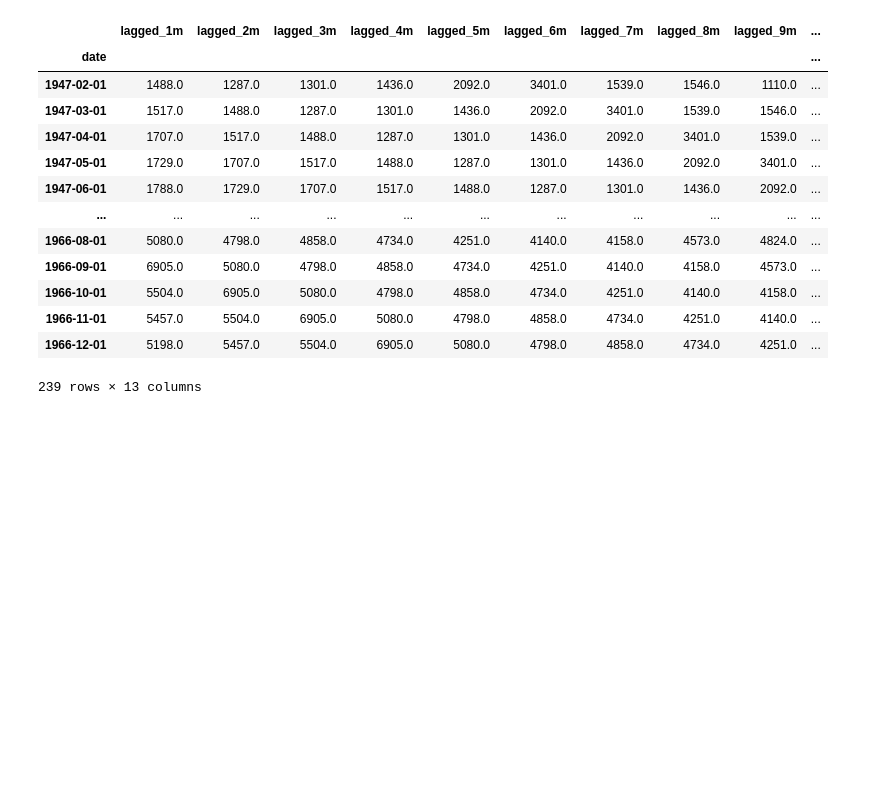
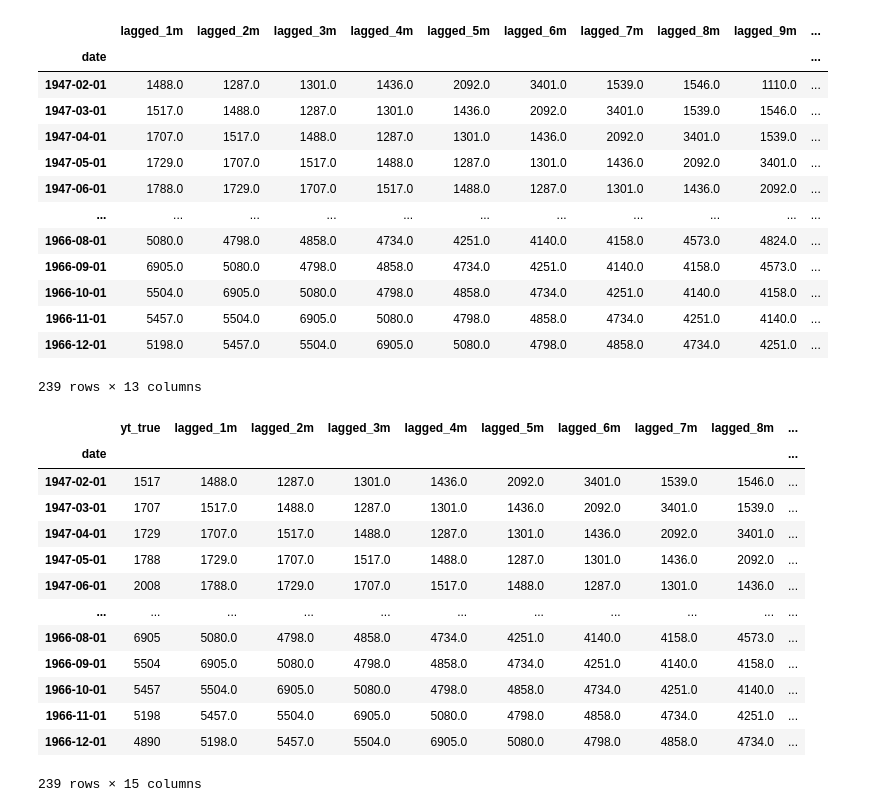
Before and after one commit to 2025-2-predictiva/PRE-13-prediccion-basica-series-de-tiempo-imlargo, a Jupyter notebook: homework/homework_6.ipynb, the cells around one changed output. Drawn from its saved outputs; the diff is of its cells as text; code cells hidden in the pictures; blank space fills up the shorter version.

```diff
--- a/homework/homework_6.ipynb
+++ b/homework/homework_6.ipynb
@@ -155,3 +155,42 @@ X_complete_stacked
 | 1966-11-01 | 5457.0 | 5504.0 | 6905.0 | 5080.0 | 4798.0 | 4858.0 | 4734.0 | 4251.0 | 4140.0 | ... |
 | 1966-12-01 | 5198.0 | 5457.0 | 5504.0 | 6905.0 | 5080.0 | 4798.0 | 4858.0 | 4734.0 | 4251.0 | ... |
 239 rows × 13 columns
+# %%
+
+# Entrenamiento y pronostico del Modelo 1
+#
+hidden = 8
+
+pipeline_1 = make_pipeline_from_model(
+    model=MLPRegressor(
+        hidden_layer_sizes=(hidden,),
+        activation="logistic",
+        learning_rate="adaptive",
+        momentum=0.01,
+        learning_rate_init=0.2,
+        max_iter=10000,
+        random_state=12345,
+    )
+)
+
+pipeline_1.fit(X_train_stacked, y_train)
+
+
+df_dropna[f"yt_pred_stacked_mlp"] = pipeline_1.predict(X_complete_stacked)
+
+df_dropna
+# %% [output]
+|  | yt_true | lagged_1m | lagged_2m | lagged_3m | lagged_4m | lagged_5m | lagged_6m | lagged_7m | lagged_8m | ... |
+| date |  |  |  |  |  |  |  |  |  | ... |
+| 1947-02-01 | 1517 | 1488.0 | 1287.0 | 1301.0 | 1436.0 | 2092.0 | 3401.0 | 1539.0 | 1546.0 | ... |
+| 1947-03-01 | 1707 | 1517.0 | 1488.0 | 1287.0 | 1301.0 | 1436.0 | 2092.0 | 3401.0 | 1539.0 | ... |
+| 1947-04-01 | 1729 | 1707.0 | 1517.0 | 1488.0 | 1287.0 | 1301.0 | 1436.0 | 2092.0 | 3401.0 | ... |
+| 1947-05-01 | 1788 | 1729.0 | 1707.0 | 1517.0 | 1488.0 | 1287.0 | 1301.0 | 1436.0 | 2092.0 | ... |
+| 1947-06-01 | 2008 | 1788.0 | 1729.0 | 1707.0 | 1517.0 | 1488.0 | 1287.0 | 1301.0 | 1436.0 | ... |
+| ... | ... | ... | ... | ... | ... | ... | ... | ... | ... | ... |
+| 1966-08-01 | 6905 | 5080.0 | 4798.0 | 4858.0 | 4734.0 | 4251.0 | 4140.0 | 4158.0 | 4573.0 | ... |
+| 1966-09-01 | 5504 | 6905.0 | 5080.0 | 4798.0 | 4858.0 | 4734.0 | 4251.0 | 4140.0 | 4158.0 | ... |
+| 1966-10-01 | 5457 | 5504.0 | 6905.0 | 5080.0 | 4798.0 | 4858.0 | 4734.0 | 4251.0 | 4140.0 | ... |
+| 1966-11-01 | 5198 | 5457.0 | 5504.0 | 6905.0 | 5080.0 | 4798.0 | 4858.0 | 4734.0 | 4251.0 | ... |
+| 1966-12-01 | 4890 | 5198.0 | 5457.0 | 5504.0 | 6905.0 | 5080.0 | 4798.0 | 4858.0 | 4734.0 | ... |
+239 rows × 15 columns
```
Also changed, not shown: parts of 4 cells of this notebook, 3 other files.
